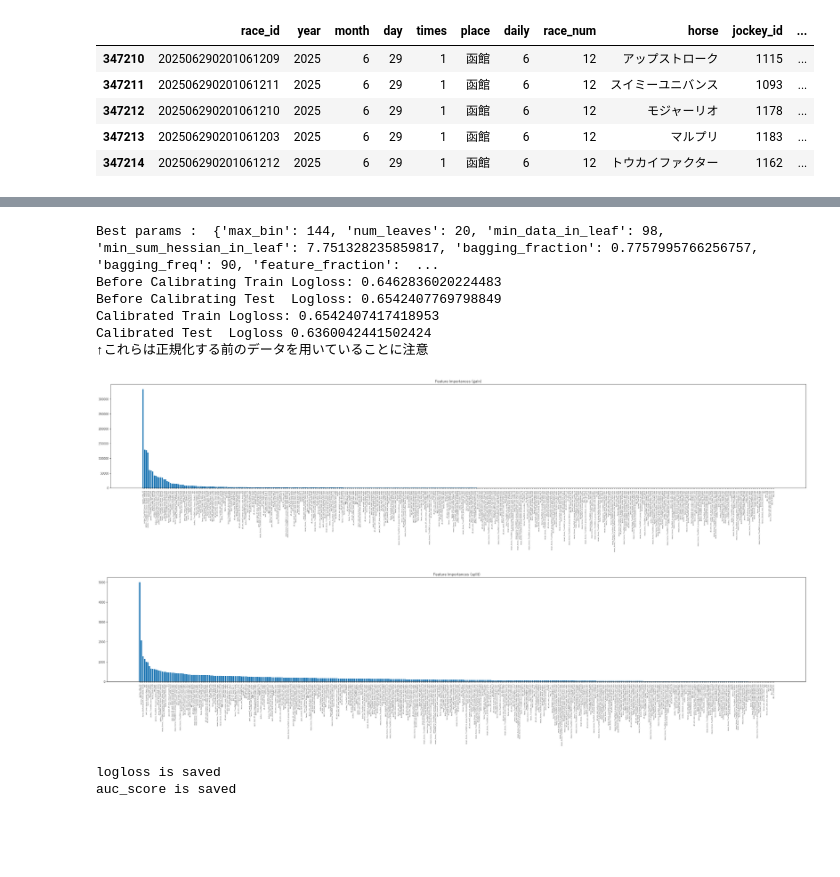
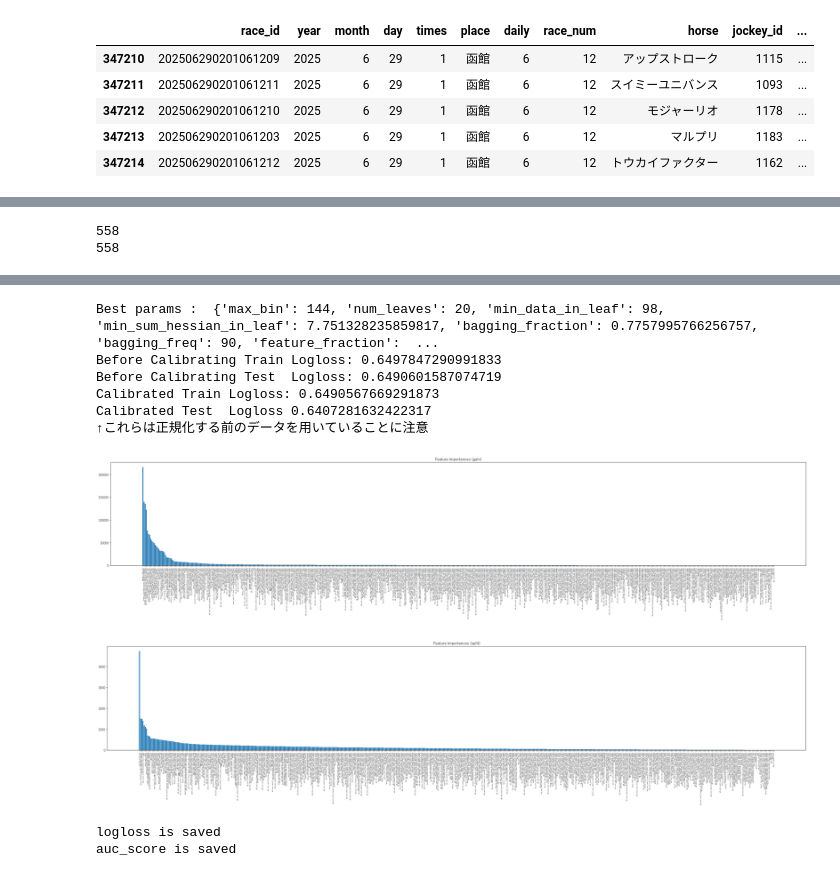
Before and after one commit to NaganagaKen/HORSE_RACING, a Jupyter notebook: Notebook/JV_eda.ipynb, the cells around one changed output, grey strips where cells are left out. Drawn from its saved outputs; the diff is of its cells as text; code cells hidden in the pictures; blank space fills up the shorter version.

```diff
--- a/Notebook/JV_eda.ipynb
+++ b/Notebook/JV_eda.ipynb
@@ -98,3 +100,9 @@ df5[feature_col3]
 # まだ大丈夫そうなので、いったん凍結
 # df6, feature_col4 = feature_selector.select_from_model(df5, feature_col3)
 # df6[feature_col4].head()
+# %%
+print(len(set(feature_col3)))
+print(len(feature_col3))
+# %% [output]
+558
+558
@@ -101,4 +116,4 @@ df5[feature_col3]
 # %%
-memo = "add jockey_glicko2 poly, n_trials = 100"
+memo = "add group_horse_winning_rate more, n_trials = 100"
 model, df_pred = model_tuner_multi.multi_lightGBM(df5, feature_col3, memo=memo, n_trials=100, save_result=True, visualization=True)
 # %% [output]
@@ -122,11 +137,11 @@ model, df_pred = model_tuner_multi.multi_lightGBM(df5, feature_col3, memo=memo,
 Best params :  {'max_bin': 144, 'num_leaves': 20, 'min_data_in_leaf': 98, 'min_sum_hessian_in_leaf': 7.751328235859817, 'bagging_fraction': 0.7757995766256757, 'bagging_freq': 90, 'feature_fraction':  ...
-Before Calibrating Train Logloss: 0.6462836020224483
-Before Calibrating Test  Logloss: 0.6542407769798849
-Calibrated Train Logloss: 0.6542407417418953
-Calibrated Test  Logloss 0.6360042441502424
+Before Calibrating Train Logloss: 0.6497847290991833
+Before Calibrating Test  Logloss: 0.6490601587074719
+Calibrated Train Logloss: 0.6490567669291873
+Calibrated Test  Logloss 0.6407281632422317
 ↑これらは正規化する前のデータを用いていることに注意
-[figure, old version]
+[figure, new version]
-[figure, old version]
+[figure, new version]
 logloss is saved
 auc_score is saved
 |  | date | memo | horse_5 | horse_6 | horse_7 | horse_8 | horse_9 | horse_10 | horse_11 | horse_12 | horse_13 | ... |
```
Also changed, not shown: parts of 8 cells of this notebook, 4 other files.
